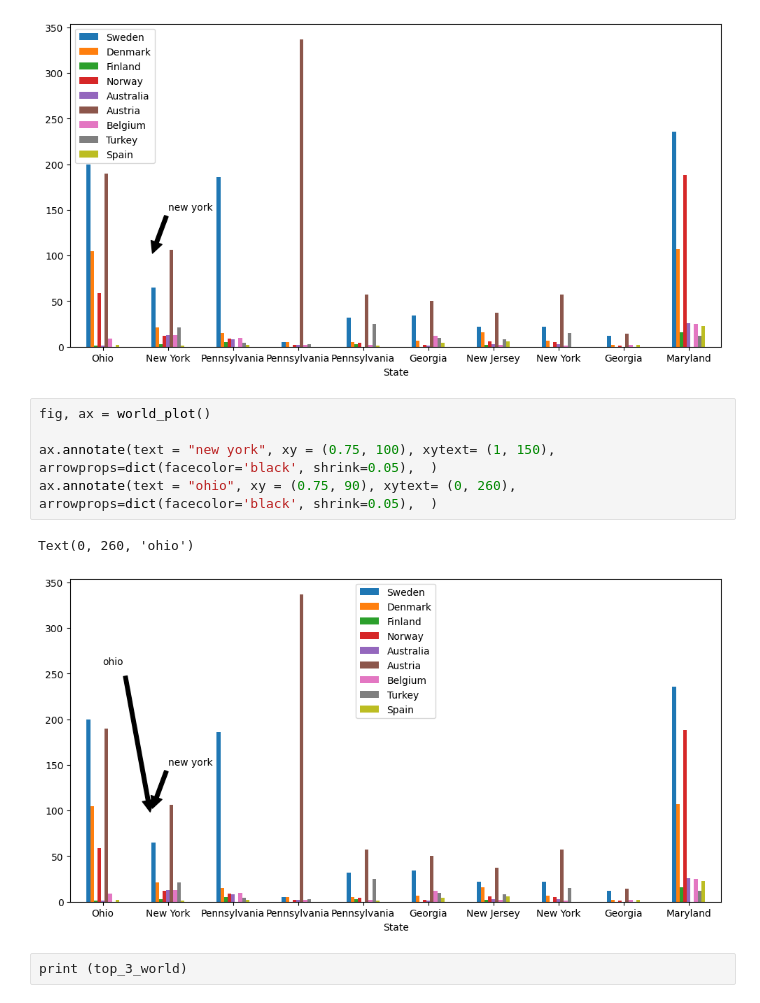
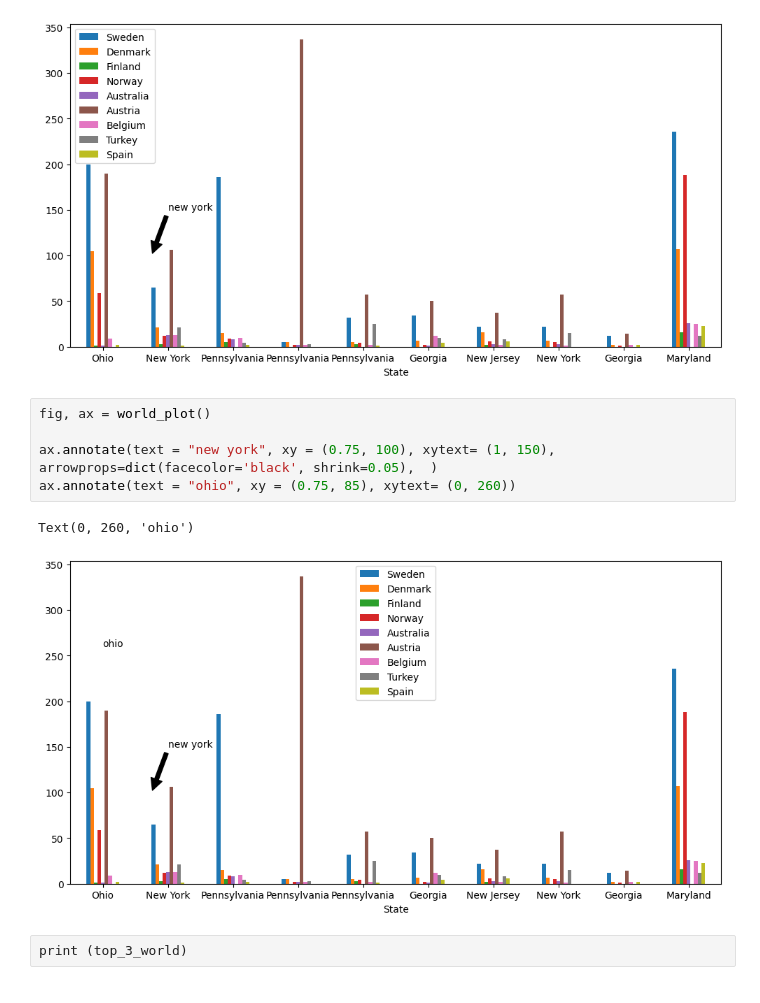
Before and after one commit to Abdulrahmanfahmi/Data_visualization_Abdulrahman_Fahmi_DE24, a Jupyter notebook: code_along/03_matplotlib_annotations/matplotlib_annotations.ipynb, the cells around one changed output. Cells and saved outputs as stored; diff of their text form.

```diff
--- a/code_along/03_matplotlib_annotations/matplotlib_annotations.ipynb
+++ b/code_along/03_matplotlib_annotations/matplotlib_annotations.ipynb
@@ -507,11 +507,11 @@ Text(1, 150, 'new york')
 # %%
 fig, ax = world_plot()
 
 ax.annotate(text = "new york", xy = (0.75, 100), xytext= (1, 150), arrowprops=dict(facecolor='black', shrink=0.05),  )
-ax.annotate(text = "ohio", xy = (0.75, 90), xytext= (0, 260), arrowprops=dict(facecolor='black', shrink=0.05),  )
+ax.annotate(text = "ohio", xy = (0.75, 85), xytext= (0, 260))
 # %% [output]
 Text(0, 260, 'ohio')
-[figure, old version]
+[figure, new version]
 # %%
 print (top_3_world)
 # %% [output]
```
